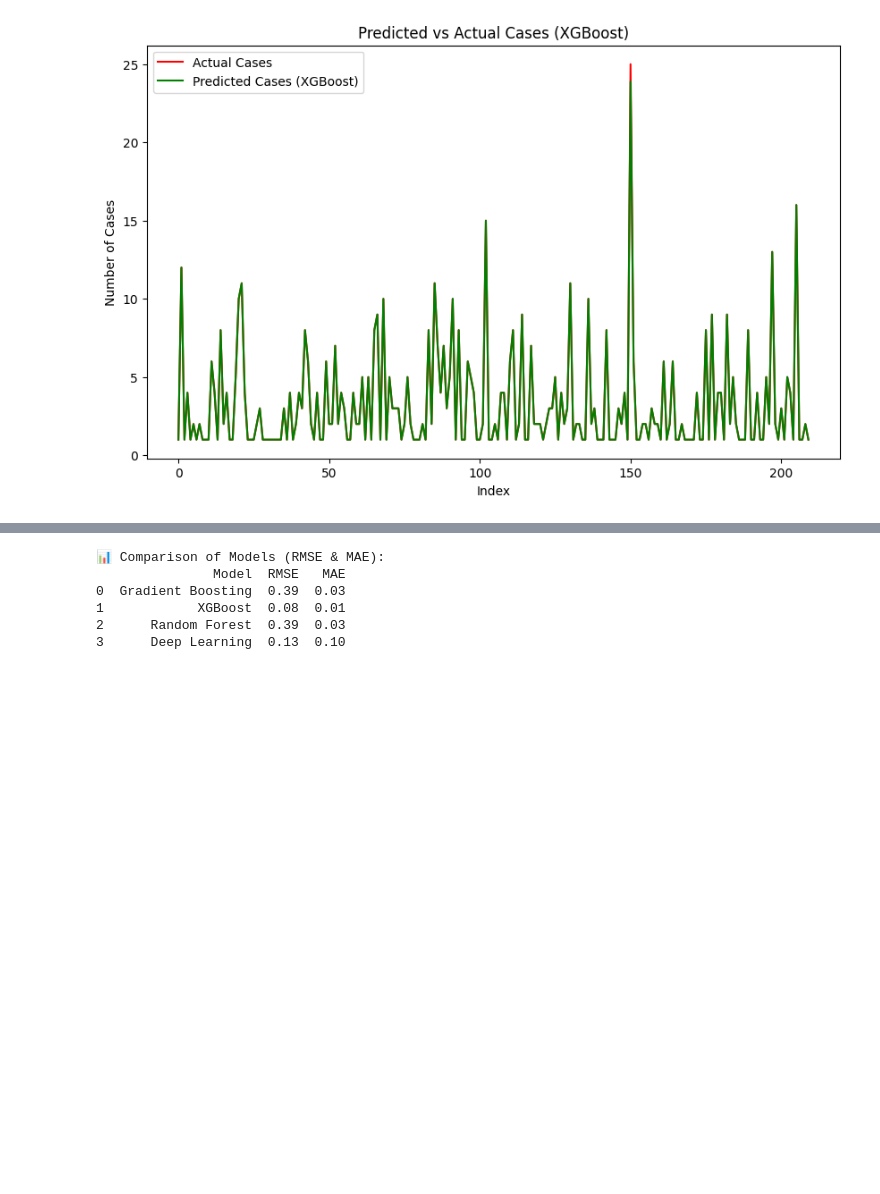
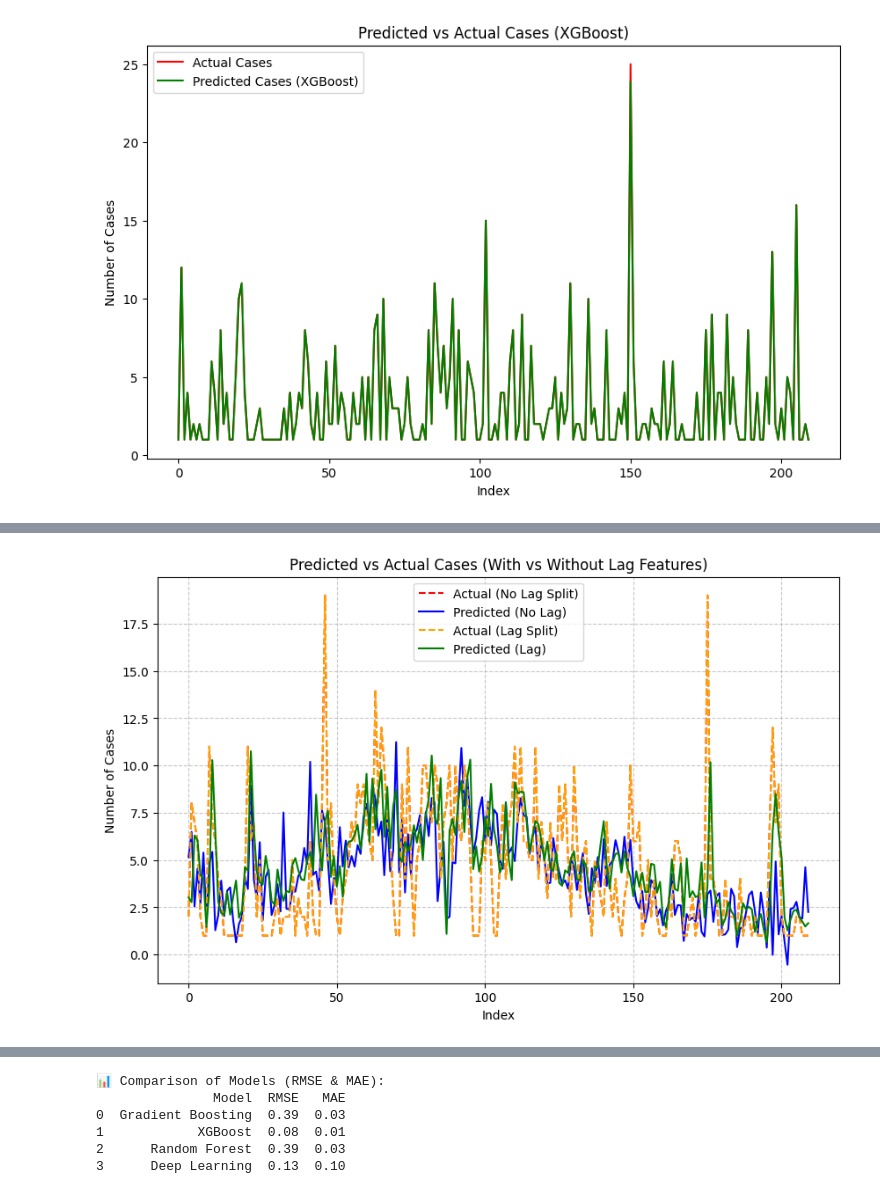
Before and after one commit to nisawaraa/earn-flask, a Jupyter notebook: Copy_of_Untitled14 (2).ipynb, the cells around one changed output, grey strips where cells are left out. Drawn from its saved outputs; the diff is of its cells as text; code cells hidden in the pictures; blank space fills up the shorter version.

```diff
--- a/Copy_of_Untitled14 (2).ipynb
+++ b/Copy_of_Untitled14 (2).ipynb
@@ -237,0 +405,99 @@ plt.show()
+# %%
+from xgboost import XGBRegressor
+from sklearn.model_selection import train_test_split, TimeSeriesSplit, cross_val_score
+from sklearn.metrics import mean_squared_error, r2_score, mean_absolute_error
+import numpy as np
+import pandas as pd
+import matplotlib.pyplot as plt
+import joblib
+
+# -------------------------------
+# ฟังก์ชันประเมินผล
+# -------------------------------
+def evaluate_model(name, model, X_train, X_test, y_train, y_test):
+    model.fit(X_train, y_train)
+    y_pred = model.predict(X_test)
+    rmse = np.sqrt(mean_squared_error(y_test, y_pred))
+    r2 = r2_score(y_test, y_pred)
+    mae = mean_absolute_error(y_test, y_pred)
+    print(f"🔹 {name} RMSE: {rmse:.2f}, R²: {r2:.3f}, MAE: {mae:.2f}")
+    return {
+        "Model": name,
+        "RMSE": rmse,
+        "R2": r2,
+        "MAE": mae
+    }, y_pred
+
+# -------------------------------
+# 1) Dataset แบบไม่มี Lag Features
+# -------------------------------
+X_no_lag = df_final_clean_encoded.drop(columns=["cases","เพศ","อายุ(ปี)","ไตรมาส","humid_15d_avg"])
+y_no_lag = df_final_clean["cases"]
+
+X_train_nl, X_test_nl, y_train_nl, y_test_nl = train_test_split(
+    X_no_lag, y_no_lag, test_size=0.2, shuffle=False, random_state=42
+)
+
+xgb_no_lag = XGBRegressor(
+    n_estimators=600, learning_rate=0.05, max_depth=6,
+    subsample=0.8, colsample_bytree=0.8, reg_lambda=1,
+    random_state=42, objective="reg:squarederror"
+)
+
+res_no_lag, y_pred_nl = evaluate_model("XGBoost (No Lag)", xgb_no_lag,
+                                       X_train_nl, X_test_nl, y_train_nl, y_test_nl)
+
+# -------------------------------
+# 2) Dataset แบบมี Lag Features
+# -------------------------------
+df_with_lag = df_final_clean_encoded.copy()
+df_with_lag["cases_lag1"] = df_final_clean["cases"].shift(1)
+df_with_lag["cases_lag2"] = df_final_clean["cases"].shift(2)
+df_with_lag["cases_lag3"] = df_final_clean["cases"].shift(3)
+df_with_lag = df_with_lag.dropna().reset_index(drop=True)
+
+X_lag = df_with_lag.drop(columns=["cases","เพศ","อายุ(ปี)","ไตรมาส","humid_15d_avg"])
+y_lag = df_with_lag["cases"]
+
+X_train_l, X_test_l, y_train_l, y_test_l = train_test_split(
+    X_lag, y_lag, test_size=0.2, shuffle=False, random_state=42
+)
+
+xgb_lag = XGBRegressor(
+    n_estimators=600, learning_rate=0.05, max_depth=6,
+    subsample=0.8, colsample_bytree=0.8, reg_lambda=1,
+    random_state=42, objective="reg:squarederror"
+)
+
+res_lag, y_pred_l = evaluate_model("XGBoost (Lag Features)", xgb_lag,
+                                   X_train_l, X_test_l, y_train_l, y_test_l)
+
+# -------------------------------
+# 3) รวมผลลัพธ์เปรียบเทียบ
+# -------------------------------
+results_df = pd.DataFrame([res_no_lag, res_lag])
+print("\n📊 Performance Comparison:")
+print(results_df)
+
+# -------------------------------
+# 4) วาดกราฟเปรียบเทียบ
+# -------------------------------
+plt.figure(figsize=(10,6))
+plt.plot(y_test_nl.values, label="Actual (No Lag Split)", color="red", linestyle="--")
+plt.plot(y_pred_nl, label="Predicted (No Lag)", color="blue")
+plt.plot(y_test_l.values, label="Actual (Lag Split)", color="orange", linestyle="--")
+plt.plot(y_pred_l, label="Predicted (Lag)", color="green")
+plt.title("Predicted vs Actual Cases (With vs Without Lag Features)")
+plt.xlabel("Index")
+plt.ylabel("Number of Cases")
+plt.legend()
+plt.grid(True, linestyle="--", alpha=0.7)
+plt.show()
+
+# -------------------------------
+# 5) บันทึกโมเดล Lag (เลือกไว้ใช้จริง)
+# -------------------------------
+joblib.dump(xgb_lag, "xgb_regressor.pkl")
+joblib.dump(X_lag.columns.tolist(), "xgb_features.pkl")
+print("💾 Saved: xgb_regressor.pkl + xgb_features.pkl (Lag Version)")
+# %% [output]
@@ -237,0 +511 @@ plt.show()
+[figure, added]
```
Also changed, not shown: parts of 19 cells of this notebook, 4 other files.
